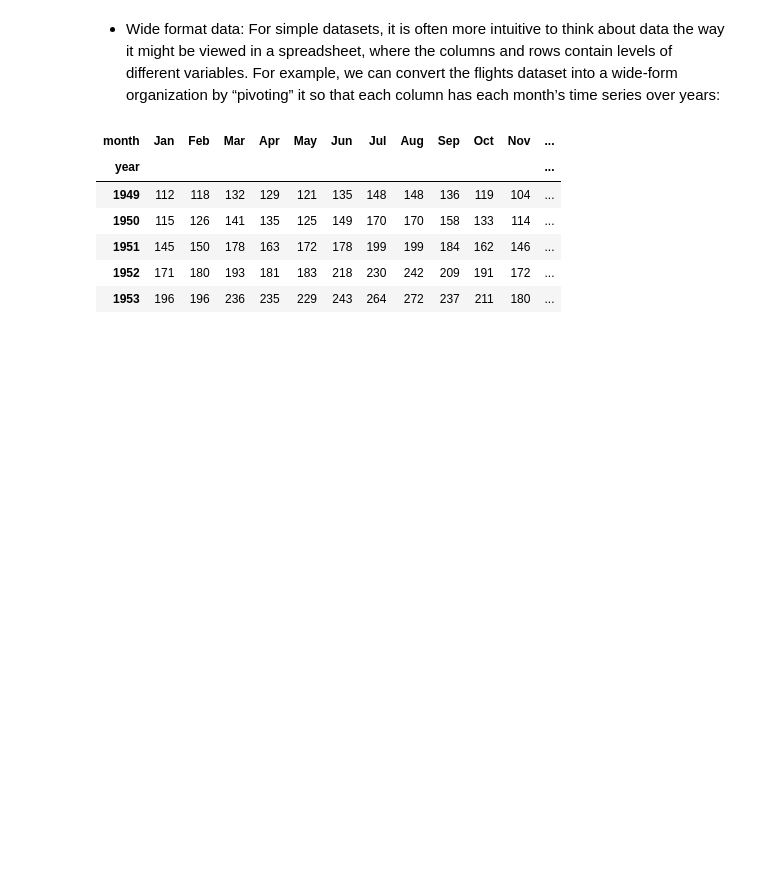
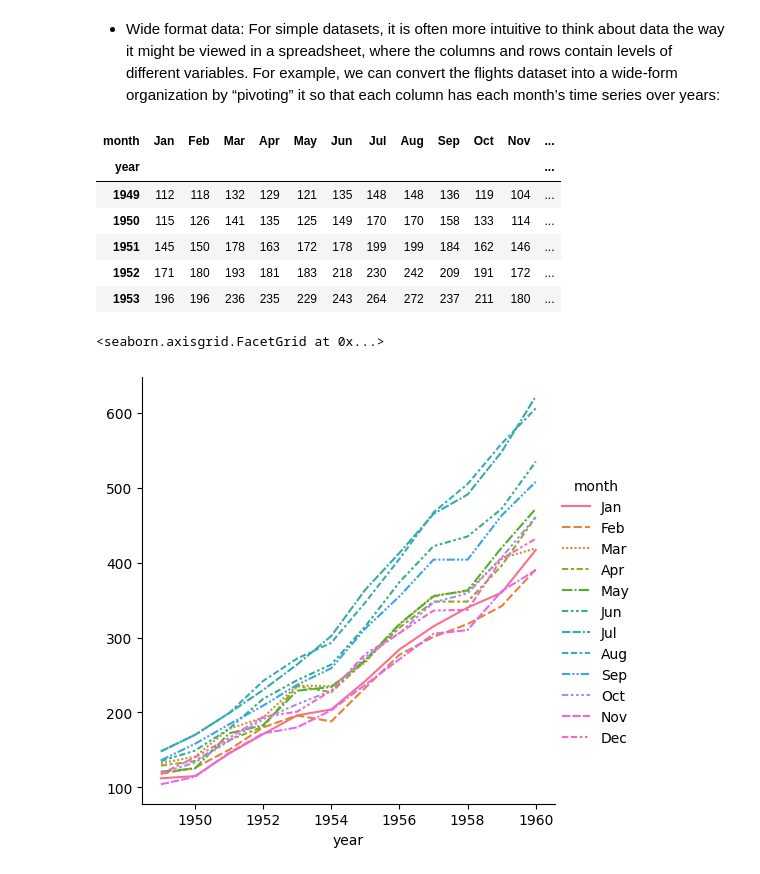
Before and after one commit to Jeremiah-Katumo/data-visualization, a Jupyter notebook: seaborn/2-sns-data-structures.ipynb, the cells around one changed output. Drawn from its saved outputs; the diff is of its cells as text; code cells hidden in the pictures; blank space fills up the shorter version.

Commit message:
sns data structures

```diff
--- a/seaborn/2-sns-data-structures.ipynb
+++ b/seaborn/2-sns-data-structures.ipynb
@@ -38,3 +38,8 @@ flights_wide.head()
 | 1951 | 145 | 150 | 178 | 163 | 172 | 178 | 199 | 199 | 184 | 162 | 146 | ... |
 | 1952 | 171 | 180 | 193 | 181 | 183 | 218 | 230 | 242 | 209 | 191 | 172 | ... |
 | 1953 | 196 | 196 | 236 | 235 | 229 | 243 | 264 | 272 | 237 | 211 | 180 | ... |
+# %%
+sns.relplot(data=flights_wide, kind="line")
+# %% [output]
+<seaborn.axisgrid.FacetGrid at 0x...>
+[figure, added]
```
Also changed, not shown: parts of 20 cells of this notebook.
